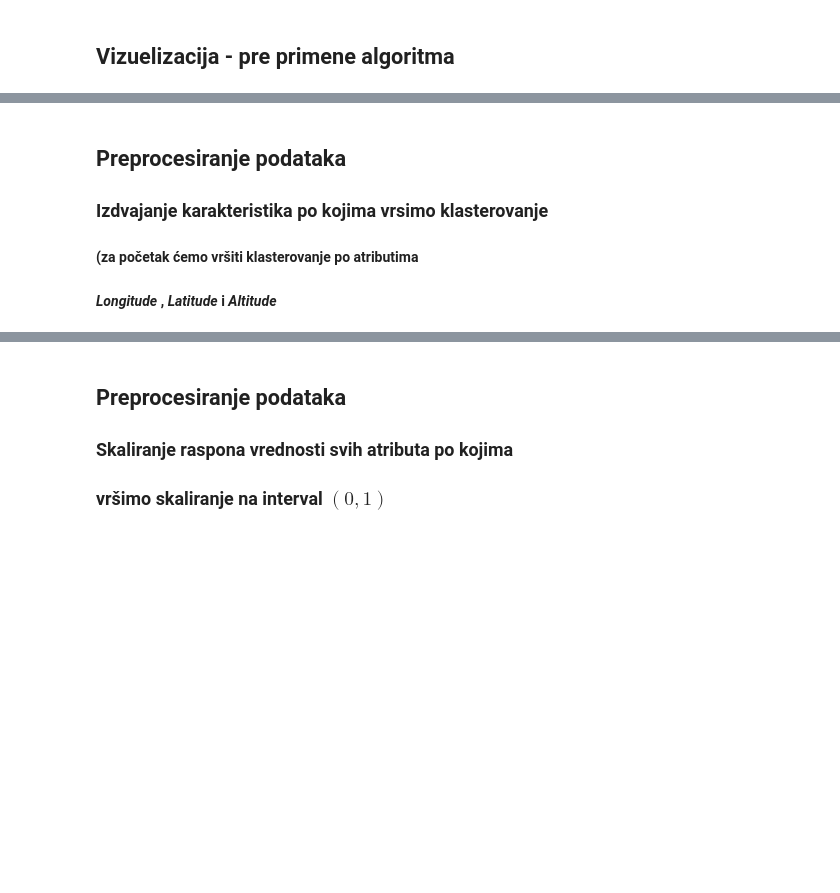
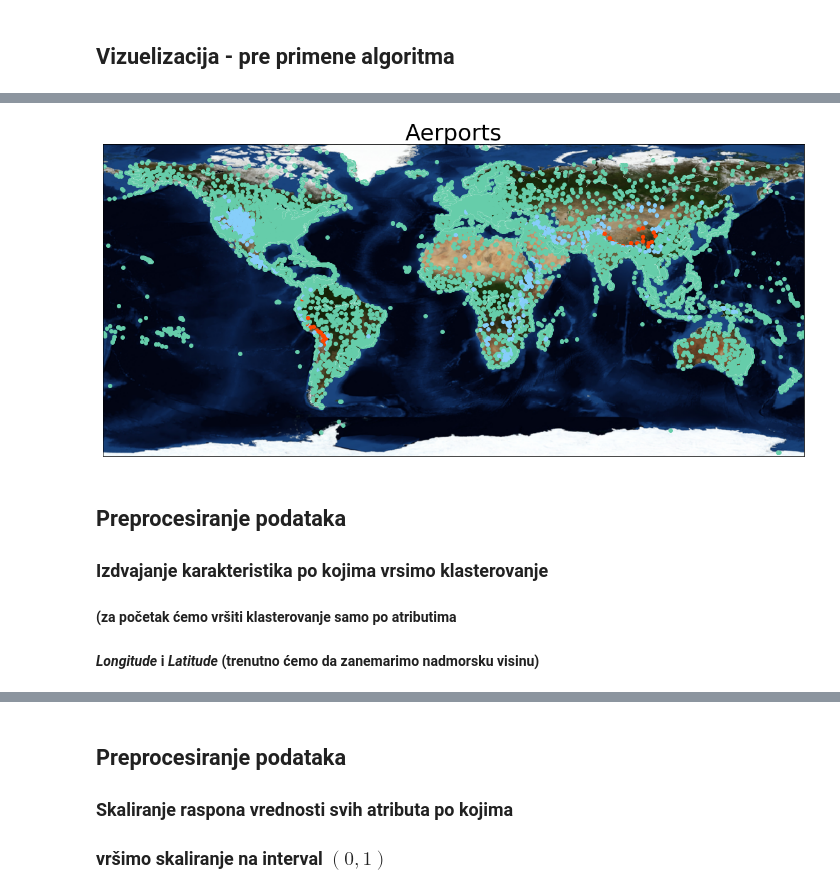
Before and after one commit to kate-97/DataMining_FirstProject, a Jupyter notebook: Jupyter Notebooks/DBSCAN_Klasterovanje_na_osnovu_lokacije.ipynb, the cells around one changed output, grey strips where cells are left out. Cells and saved outputs as stored; diff of their text form; code cells hidden in the pictures; blank space fills up the shorter version.

```diff
--- a/Jupyter Notebooks/DBSCAN_Klasterovanje_na_osnovu_lokacije.ipynb
+++ b/Jupyter Notebooks/DBSCAN_Klasterovanje_na_osnovu_lokacije.ipynb
@@ -34,7 +35,8 @@ plt.rcParams["font.size"] = 30
 fig = plt.gcf()
 fig.set_size_inches(20, 20) # Veličina mape
 
-m = Basemap(projection='cyl', \   # Biramo cilindričnu projekciju
+# Biramo cilindričnu projekciju
+m = Basemap(projection='cyl',
             llcrnrlat=-80, urcrnrlat=80, \
             llcrnrlon=-180, urcrnrlon=180, \
             lat_ts=20, \
@@ -45,12 +47,13 @@ m.drawcoastlines(color='white', linewidth=0.2)  # add coastlines
 
 x, y = m(list(df['Longitude']),list(df['Latitude']))  # transform coordinates
 
-colors = ['red','green','skyblue'] # Aerodrome bojimo na mapi u zavisnosti od visinske kategorije
+colors = ['mediumaquamarine','lightskyblue','orangered'] # Aerodrome bojimo na mapi u zavisnosti od visinske kategorije
 category_altitude = list(df['Altitude_CATEGORY'])
 
 plt.title("Aerports")
 for i in range(0,len(x)):
     plt.scatter(x[i],y[i], color = colors[category_altitude[i] - 1])
 
+plt.savefig("../Visualisations/Data_on_map_with_high_categories.png")
 plt.show()
 # %% [output]
@@ -58,8 +60,9 @@ SyntaxError: unexpected character after line continuation character (<ipython-in
+[figure, added]
 # %% [markdown]
 ## Preprocesiranje podataka
 ### Izdvajanje karakteristika po kojima vrsimo klasterovanje
-#### (za početak ćemo vršiti klasterovanje po atributima
-####  *Longitude* , *Latitude* i *Altitude*
+#### (za početak ćemo vršiti klasterovanje samo po atributima
+####  *Longitude* i *Latitude*  (trenutno ćemo da zanemarimo nadmorsku visinu)
 # %%
 features = df.columns[6:8]
 df[features].head()
```
Also changed, not shown: parts of 17 cells of this notebook, 7 other files.
